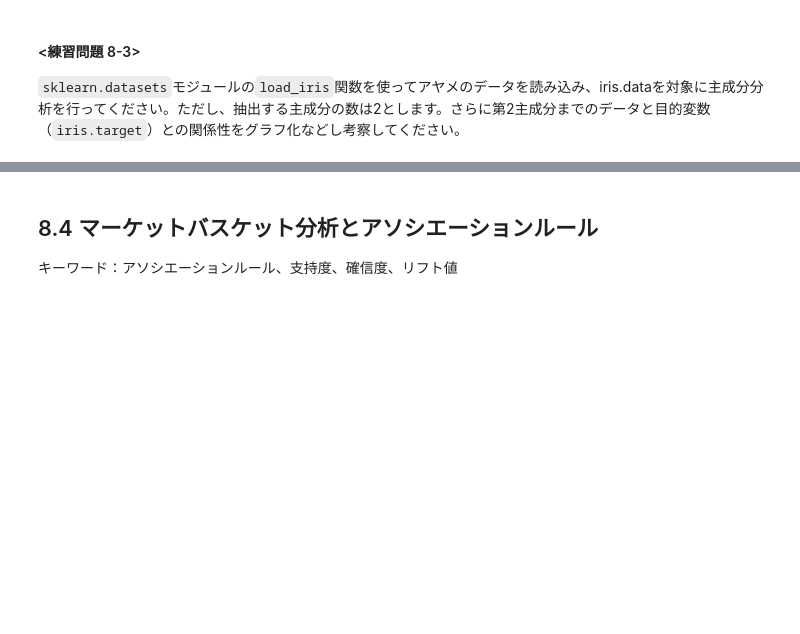
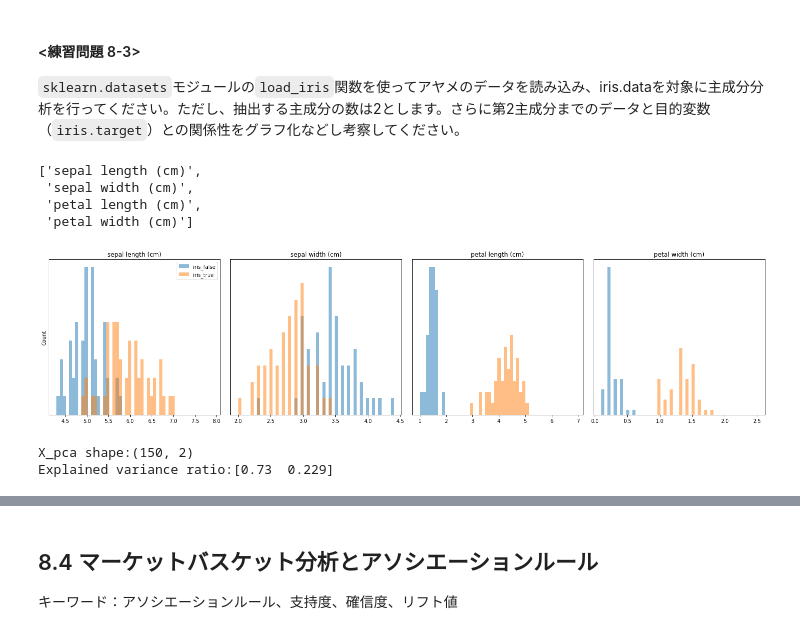
Before and after one commit to takafumi12/tokyou-u_chapters, a Jupyter notebook: GCI2020/week6/chapter8.ipynb, the cells around one changed output, grey strips where cells are left out. Drawn from its saved outputs; the diff is of its cells as text; code cells hidden in the pictures; blank space fills up the shorter version.

```diff
--- a/GCI2020/week6/chapter8.ipynb
+++ b/GCI2020/week6/chapter8.ipynb
@@ -839,3 +847,53 @@ ax.plot(x, y, color="black")
 # %% [markdown]
 ####  <練習問題 8-3>
 `sklearn.datasets`モジュールの`load_iris`関数を使ってアヤメのデータを読み込み、iris.dataを対象に主成分分析を行ってください。ただし、抽出する主成分の数は2とします。さらに第2主成分までのデータと目的変数（`iris.target`）との関係性をグラフ化などし考察してください。
+# %%
+iris.feature_names
+# %% [output]
+['sepal length (cm)',
+ 'sepal width (cm)',
+ 'petal length (cm)',
+ 'petal width (cm)']
+# %%
+#分析対象データ
+from sklearn.datasets import load_iris
+
+# data
+iris = load_iris()
+
+
+iris_false = iris.data[iris.target==0]
+
+iris_true = iris.data[iris.target==1]
+
+fig, axes = plt.subplots(1,4,figsize=(20,5))
+ax = axes.ravel()
+for i in range(4):
+    _,bins = np.histogram(iris.data[:,i], bins=50)
+    ax[i].hist(iris_false[:,i], bins, alpha=.5)
+    ax[i].hist(iris_true[:,i], bins, alpha=.5)
+    ax[i].set_title(iris.feature_names[i])
+    ax[i].set_yticks(())
+
+# ラベルの設定
+ax[0].set_ylabel('Count')
+ax[0].legend(['iris_false','iris_true'],loc='best')
+fig.tight_layout()
+# %% [output]
+[figure, added]
+# %%
+# 標準化
+sc = StandardScaler()
+X_std = sc.fit_transform(iris.data)
+
+# 主成分分析
+pca = PCA(n_components=2)
+pca.fit(X_std)
+X_pca = pca.transform(X_std)
+
+# 表示
+print('X_pca shape:{}'.format(X_pca.shape))
+print('Explained variance ratio:{}'.format(pca.explained_variance_ratio_))
+# %% [output]
+X_pca shape:(150, 2)
+Explained variance ratio:[0.73  0.229]
```
Also changed, not shown: parts of 34 cells of this notebook, 2 other files.
